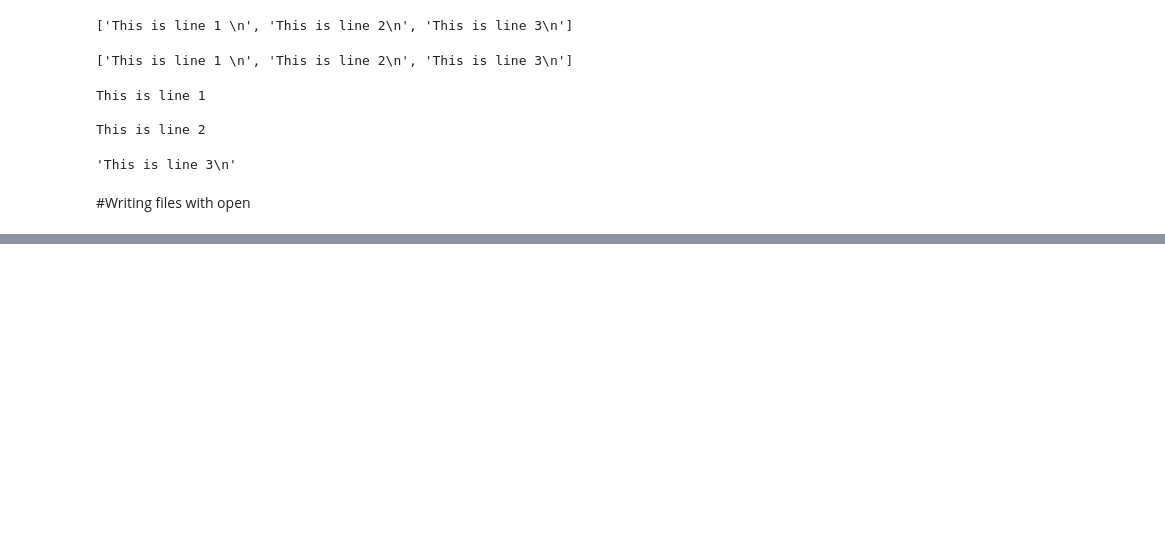
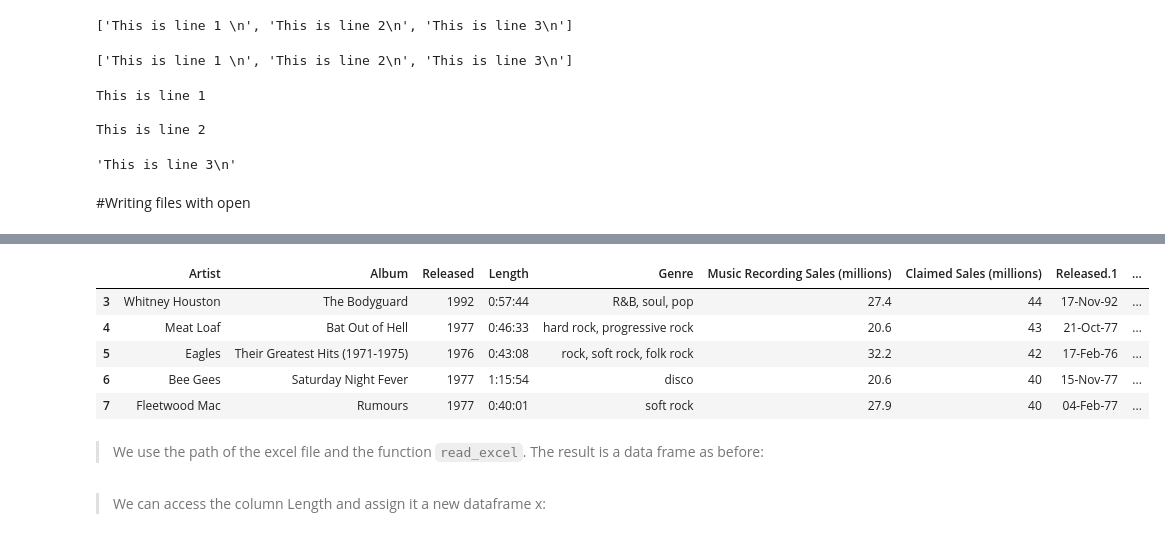
Before and after one commit to harsha8745/IBM-WATSON, a Jupyter notebook: Python_for_data_science_and_AI.ipynb, the cells around one changed output, grey strips where cells are left out. Saved outputs shown, nothing was run; the diff lists cells and outputs as text; code cells hidden in the pictures; blank space fills up the shorter version.

```diff
--- a/Python_for_data_science_and_AI.ipynb
+++ b/Python_for_data_science_and_AI.ipynb
@@ -1824,0 +2084,12 @@ This is line 2
+# %%
+
+df.tail()
+# %% [output]
+|  | Artist | Album | Released | Length | Genre | Music Recording Sales (millions) | Claimed Sales (millions) | Released.1 | ... |
+| 3 | Whitney Houston | The Bodyguard | 1992 | 0:57:44 | R&B, soul, pop | 27.4 | 44 | 17-Nov-92 | ... |
+| 4 | Meat Loaf | Bat Out of Hell | 1977 | 0:46:33 | hard rock, progressive rock | 20.6 | 43 | 21-Oct-77 | ... |
+| 5 | Eagles | Their Greatest Hits (1971-1975) | 1976 | 0:43:08 | rock, soft rock, folk rock | 32.2 | 42 | 17-Feb-76 | ... |
+| 6 | Bee Gees | Saturday Night Fever | 1977 | 1:15:54 | disco | 20.6 | 40 | 15-Nov-77 | ... |
+| 7 | Fleetwood Mac | Rumours | 1977 | 0:40:01 | soft rock | 27.9 | 40 | 04-Feb-77 | ... |
+# %% [markdown]
+> We use the path of the excel file and the function <code>read_excel</code>. The result is a data frame as before:
@@ -1824,0 +2101,2 @@ This is line 2
+# %% [markdown]
+>We can access the column Length and assign it a new dataframe x:
```
Also changed, not shown: parts of 117 cells of this notebook.
